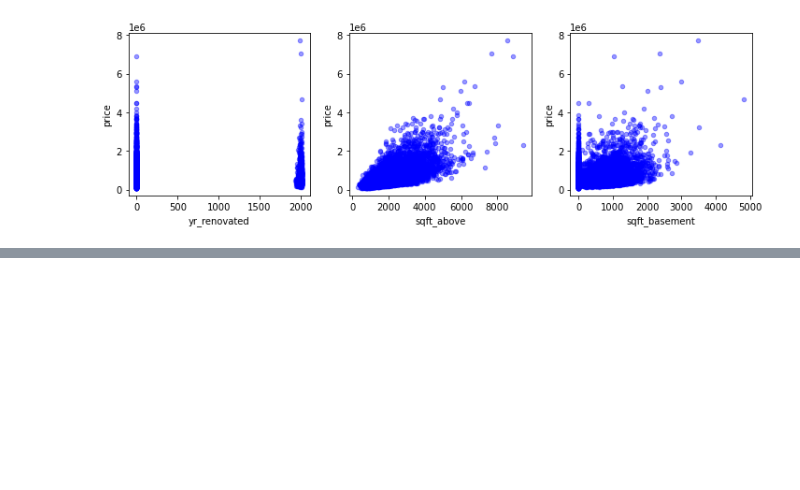
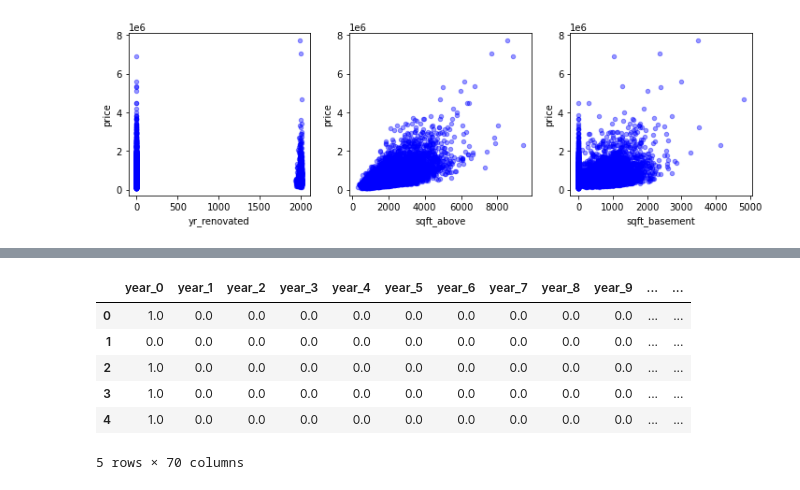
Before and after one commit to rahulakrish/linear_regression, a Jupyter notebook: phase2_project.ipynb, the cells around one changed output, grey strips where cells are left out. Cells and saved outputs as stored; diff of their text form; code cells hidden in the pictures; blank space fills up the shorter version.

```diff
--- a/phase2_project.ipynb
+++ b/phase2_project.ipynb
@@ -77,0 +325,18 @@ for xcol, ax in zip(['yr_renovated','sqft_above','sqft_basement'], axes):
+# %%
+#renaming the columns
+old_names = year_encoded_df.columns
+new_names = []
+for i in old_names:
+    new_names.append(f'year_{i}')
+names = dict(zip(old_names,new_names))
+
+year_encoded_df.rename(columns=names,inplace=True)
+year_encoded_df.head()
+# %% [output]
+|  | year_0 | year_1 | year_2 | year_3 | year_4 | year_5 | year_6 | year_7 | year_8 | year_9 | ... | ... |
+| 0 | 1.0 | 0.0 | 0.0 | 0.0 | 0.0 | 0.0 | 0.0 | 0.0 | 0.0 | 0.0 | ... | ... |
+| 1 | 0.0 | 0.0 | 0.0 | 0.0 | 0.0 | 0.0 | 0.0 | 0.0 | 0.0 | 0.0 | ... | ... |
+| 2 | 1.0 | 0.0 | 0.0 | 0.0 | 0.0 | 0.0 | 0.0 | 0.0 | 0.0 | 0.0 | ... | ... |
+| 3 | 1.0 | 0.0 | 0.0 | 0.0 | 0.0 | 0.0 | 0.0 | 0.0 | 0.0 | 0.0 | ... | ... |
+| 4 | 1.0 | 0.0 | 0.0 | 0.0 | 0.0 | 0.0 | 0.0 | 0.0 | 0.0 | 0.0 | ... | ... |
+5 rows × 70 columns
```
Also changed, not shown: parts of 30 cells of this notebook.
